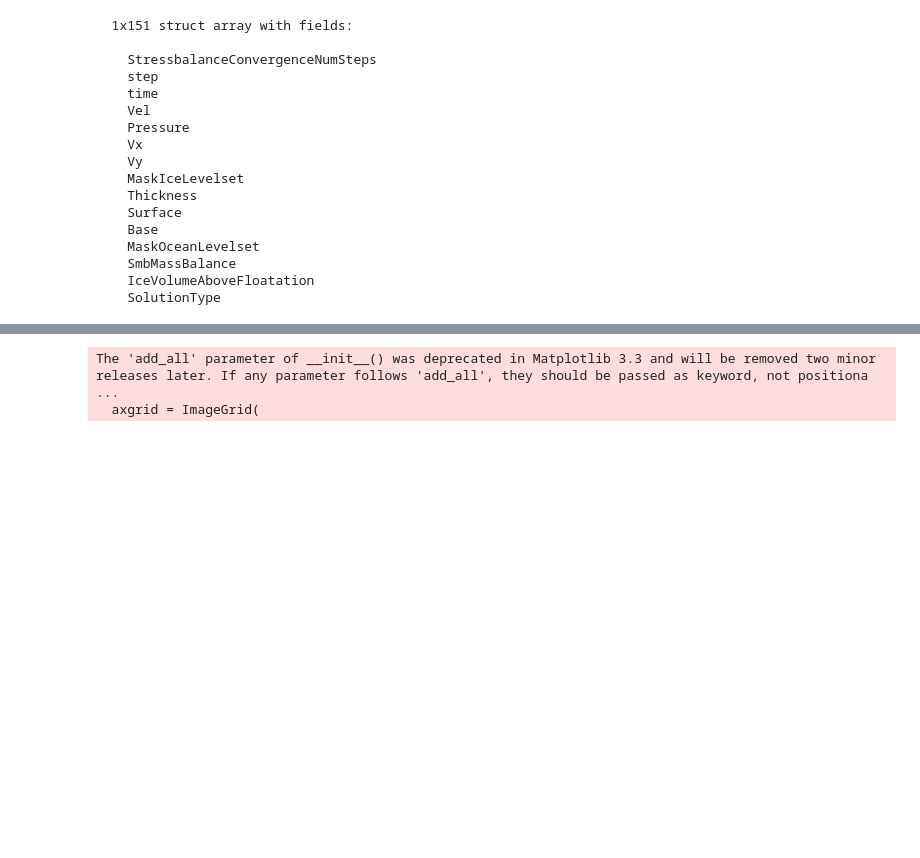
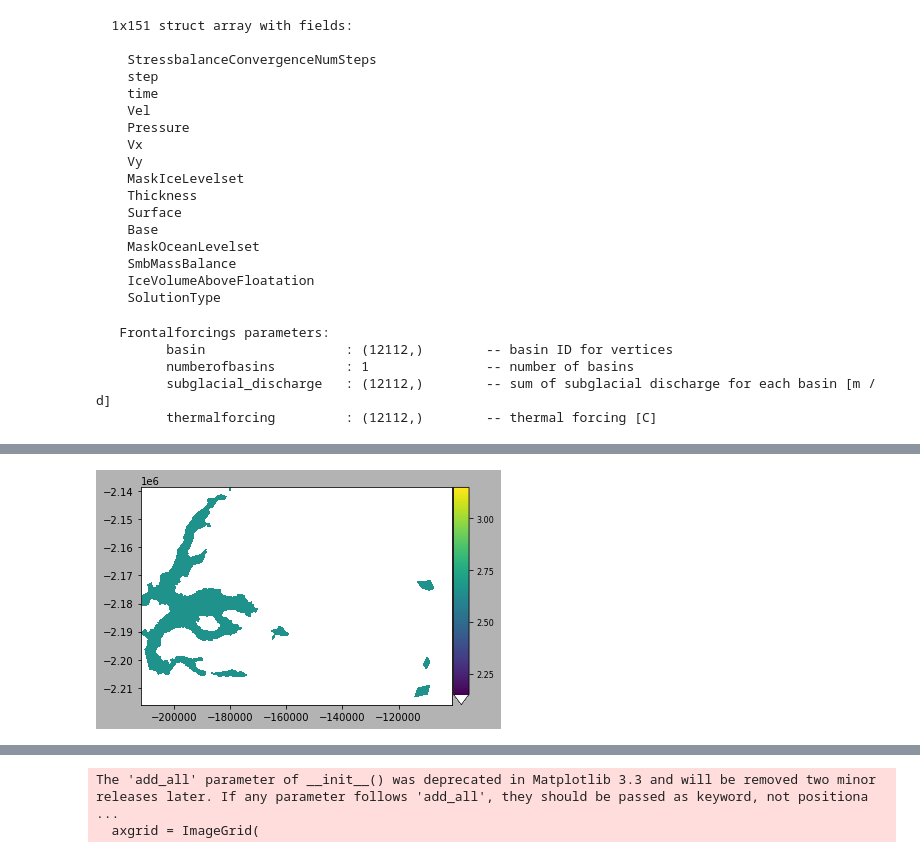
Before and after one commit to dfelikson/GrIS_Outlet_Glacier_Seasonal_dhdt, a Jupyter notebook: relaxation.ipynb, the cells around one changed output, grey strips where cells are left out. Cells and saved outputs as stored; diff of their text form; code cells hidden in the pictures; blank space fills up the shorter version.

```diff
--- a/relaxation.ipynb
+++ b/relaxation.ipynb
@@ -308,3 +304,14 @@ md.results.TransientSolution
     SmbMassBalance
     IceVolumeAboveFloatation
     SolutionType
+# %%
+md.frontalforcings
+# %% [output]
+   Frontalforcings parameters:
+         basin                  : (12112,)        -- basin ID for vertices
+         numberofbasins         : 1               -- number of basins
+         subglacial_discharge   : (12112,)        -- sum of subglacial discharge for each basin [m / d]
+         thermalforcing         : (12112,)        -- thermal forcing [C]
+# %%
+plotmodel(md, 'data', np.array(md.frontalforcings.subglacial_discharge))
+# %% [output]
@@ -310,0 +319 @@ md.results.TransientSolution
+[figure, added]
```
Also changed, not shown: parts of 5 cells of this notebook.
